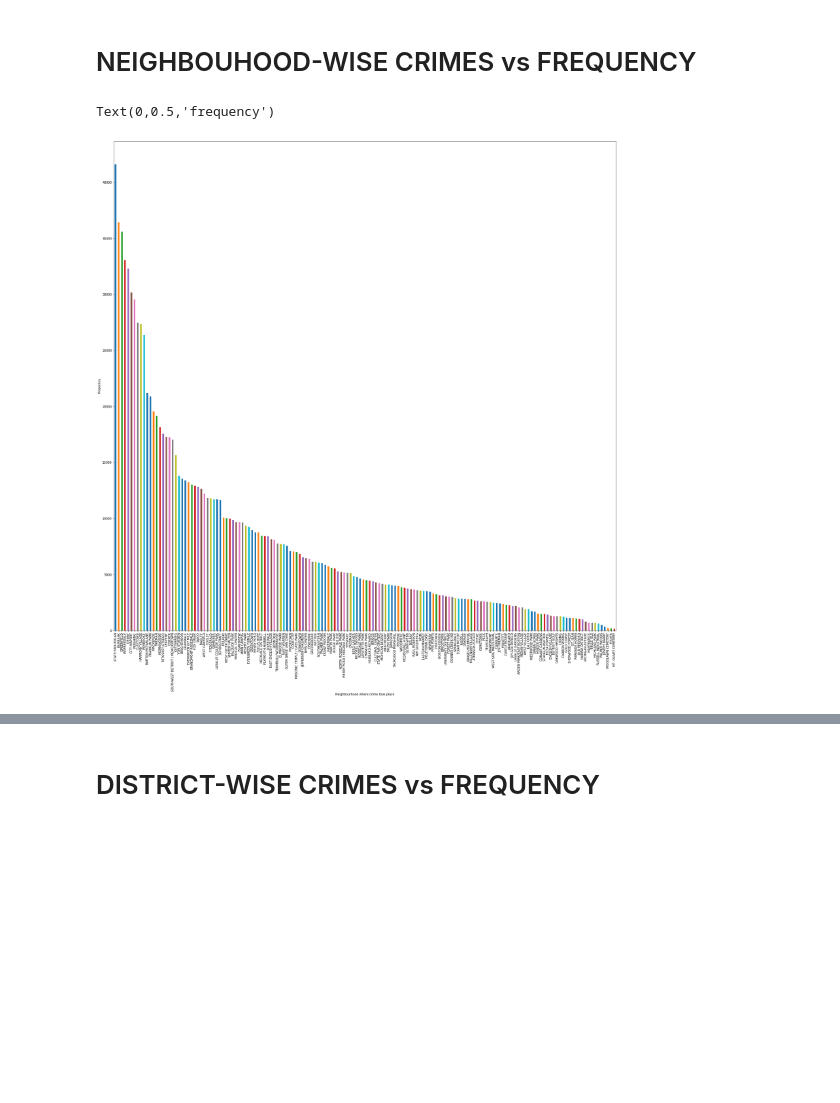
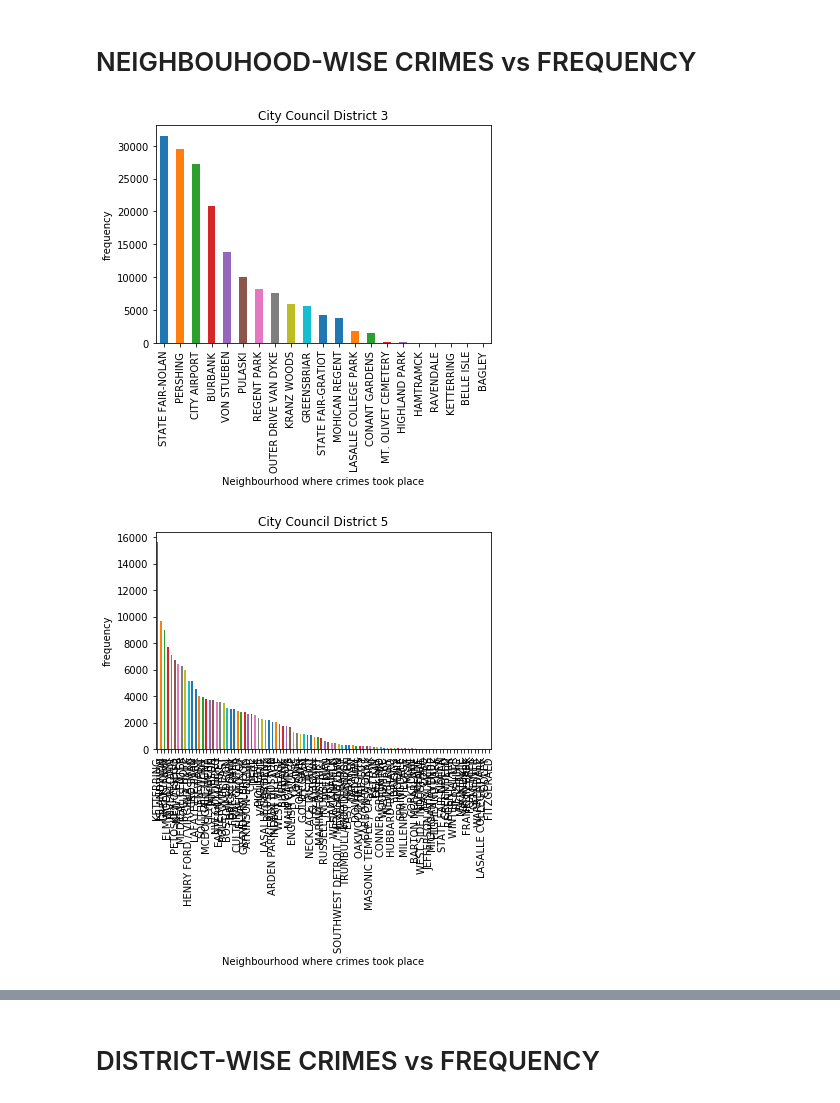
Before and after one commit to aanchalbansal/Data_analyzation, a Jupyter notebook: Detroit Crime Analysis.ipynb, the cells around one changed output, grey strips where cells are left out. Drawn from its saved outputs; the diff is of its cells as text; code cells hidden in the pictures; blank space fills up the shorter version.

```diff
--- a/Detroit Crime Analysis.ipynb
+++ b/Detroit Crime Analysis.ipynb
@@ -27,10 +27,14 @@ Text(0,0.5,'frequency')
 # %% [markdown]
 # NEIGHBOUHOOD-WISE CRIMES vs FREQUENCY
 # %%
-plt.figure(figsize=(30,30))
-df.NEIGHBORHOOD.value_counts().plot('bar')
-plt.xlabel('Neighbourhood where crime took place')
-plt.ylabel('frequency')
+for i in df.COUNCIL.unique():
+    if pd.isnull(i):
+        continue
+    plt.figure()
+    df[df['COUNCIL']==i].NEIGHBORHOOD.value_counts().plot('bar')
+    plt.title(i)
+    plt.xlabel('Neighbourhood where crimes took place')
+    plt.ylabel('frequency')
 # %% [output]
-Text(0,0.5,'frequency')
-[figure, old version]
+[figure, new version]
+[figure, added]
```
Also changed, not shown: parts of 3 cells of this notebook.
